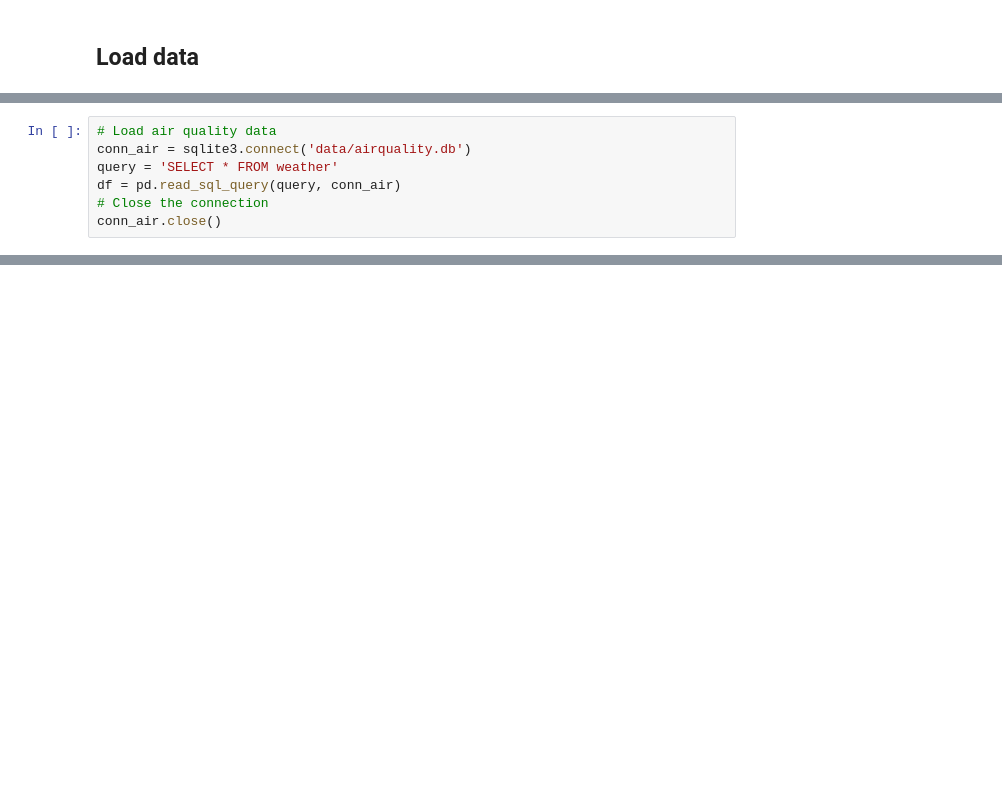
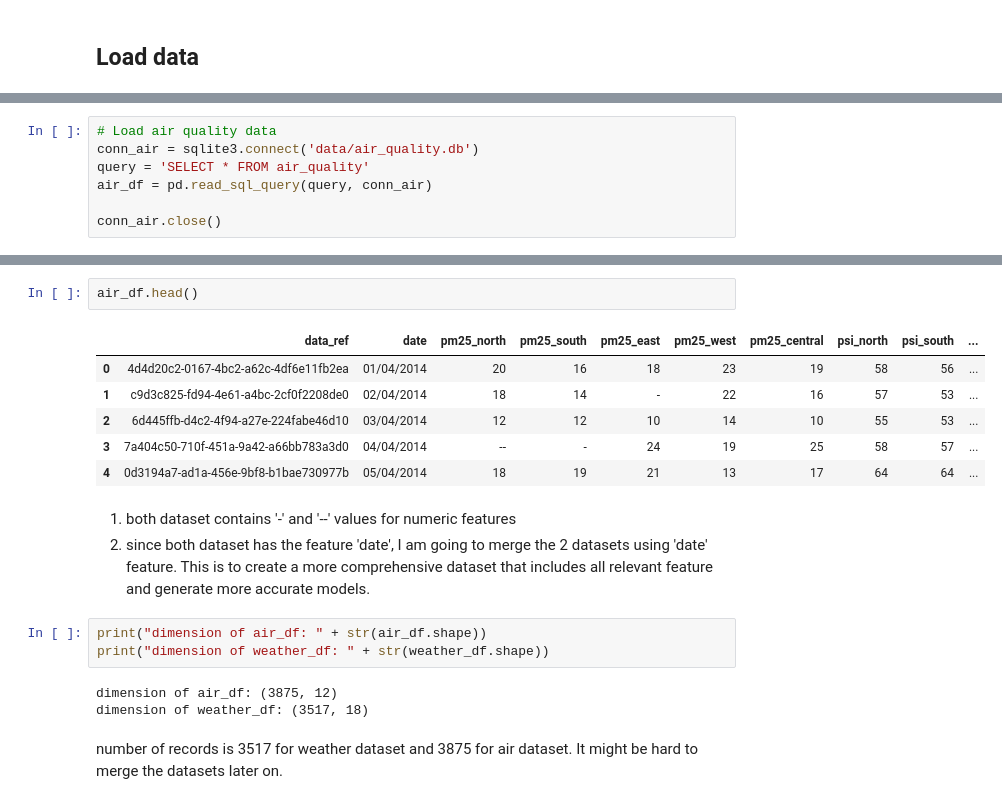
Before and after one commit to lxxxng/SolarPanelEfficiencyPrediction, a Jupyter notebook: eda.ipynb, the cells around one changed output, grey strips where cells are left out. Drawn from its saved outputs; the diff is of its cells as text; blank space fills up the shorter version.

```diff
--- a/eda.ipynb
+++ b/eda.ipynb
@@ -17,8 +17,8 @@ df = pd.read_sql_query(query, conn_weather)
 conn_weather.close()
 # %%
 # Load air quality data
-conn_air = sqlite3.connect('data/airquality.db')
-query = 'SELECT * FROM weather'
-df = pd.read_sql_query(query, conn_air)
-# Close the connection
+conn_air = sqlite3.connect('data/air_quality.db')
+query = 'SELECT * FROM air_quality'
+air_df = pd.read_sql_query(query, conn_air)
+
 conn_air.close()
@@ -33,3 +33,26 @@ df.head()
 | 2 | 6d445ffb-d4c2-4f94-a27e-224fabe46d10 | 03/04/2014 | 0 | 0 | 0 | ... |
 | 3 | 7a404c50-710f-451a-9a42-a66bb783a3d0 | 04/04/2014 | 0 | 0 | 0 | ... |
 | 4 | 0d3194a7-ad1a-456e-9bf8-b1bae730977b | 05/04/2014 | 23.4 | 15.2 | 17.2 | ... |
+# %%
+air_df.head()
+# %% [output]
+|  | data_ref | date | pm25_north | pm25_south | pm25_east | pm25_west | pm25_central | psi_north | psi_south | ... |
+| 0 | 4d4d20c2-0167-4bc2-a62c-4df6e11fb2ea | 01/04/2014 | 20 | 16 | 18 | 23 | 19 | 58 | 56 | ... |
+| 1 | c9d3c825-fd94-4e61-a4bc-2cf0f2208de0 | 02/04/2014 | 18 | 14 | - | 22 | 16 | 57 | 53 | ... |
+| 2 | 6d445ffb-d4c2-4f94-a27e-224fabe46d10 | 03/04/2014 | 12 | 12 | 10 | 14 | 10 | 55 | 53 | ... |
+| 3 | 7a404c50-710f-451a-9a42-a66bb783a3d0 | 04/04/2014 | -- | - | 24 | 19 | 25 | 58 | 57 | ... |
+| 4 | 0d3194a7-ad1a-456e-9bf8-b1bae730977b | 05/04/2014 | 18 | 19 | 21 | 13 | 17 | 64 | 64 | ... |
+# %% [markdown]
+1. both dataset contains '-' and '--' values for numeric features
+2. since both dataset has the feature 'date', I am going to merge the 2 datasets
+using 'date' feature. This is to create a more comprehensive dataset that includes all
+relevant feature and generate more accurate models.
+# %%
+print("dimension of air_df: " + str(air_df.shape))
+print("dimension of weather_df: " + str(weather_df.shape))
+# %% [output]
+dimension of air_df: (3875, 12)
+dimension of weather_df: (3517, 18)
+# %% [markdown]
+number of records is 3517 for weather dataset and 3875 for air dataset.
+It might be hard to merge the datasets later on.
```
Also changed, not shown: parts of 42 cells of this notebook.
